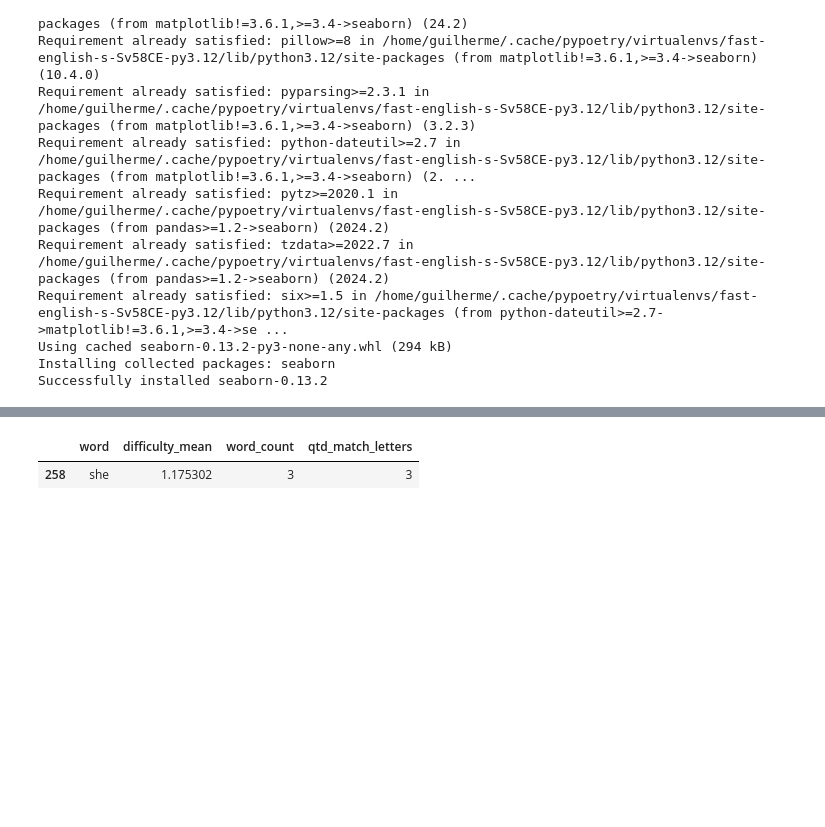
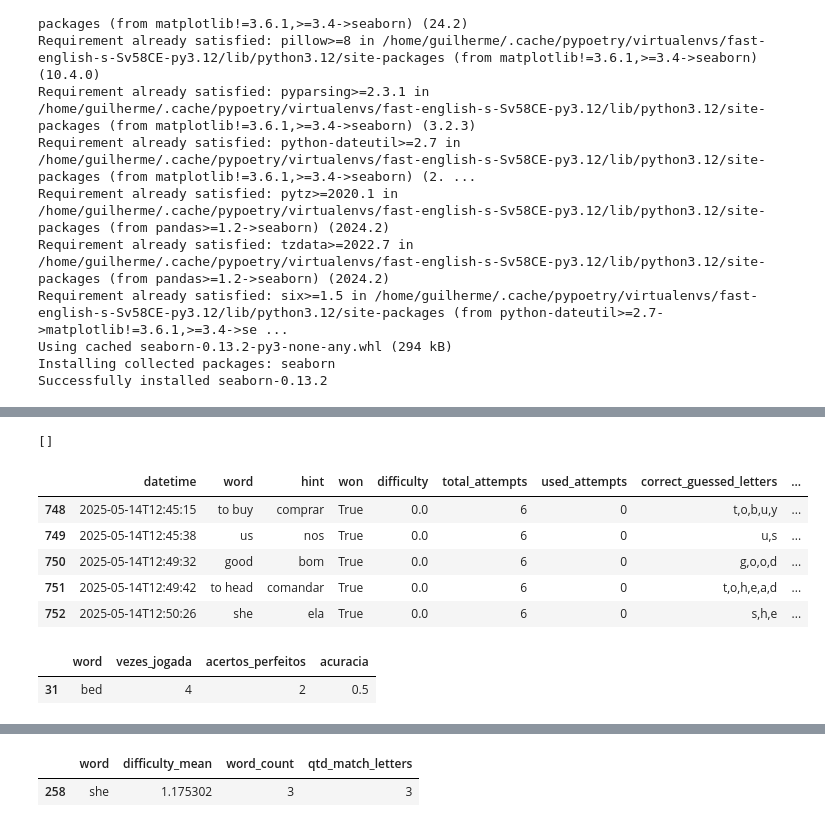
Before and after one commit to GuilhermeBranddao/fast-english, a Jupyter notebook: app/new_features/new_features/generate_statistc.ipynb, the cells around one changed output, grey strips where cells are left out. Saved outputs shown, nothing was run; the diff lists cells and outputs as text; code cells hidden in the pictures; blank space fills up the shorter version.

```diff
--- a/app/new_features/new_features/generate_statistc.ipynb
+++ b/app/new_features/new_features/generate_statistc.ipynb
@@ -77,0 +94,21 @@ Palavras vistas 320
+# %%
+word_stats = word_stats_analyzer.get_word_info("alls").to_dict("records")
+
+word_stats
+# %% [output]
+[]
+# %%
+df = pd.read_csv("database/infos/game_data_hangman.csv")
+df.tail()
+# %% [output]
+|  | datetime | word | hint | won | difficulty | total_attempts | used_attempts | correct_guessed_letters | ... |
+| 748 | 2025-05-14T12:45:15 | to buy | comprar | True | 0.0 | 6 | 0 | t,o,b,u,y | ... |
+| 749 | 2025-05-14T12:45:38 | us | nos | True | 0.0 | 6 | 0 | u,s | ... |
+| 750 | 2025-05-14T12:49:32 | good | bom | True | 0.0 | 6 | 0 | g,o,o,d | ... |
+| 751 | 2025-05-14T12:49:42 | to head | comandar | True | 0.0 | 6 | 0 | t,o,h,e,a,d | ... |
+| 752 | 2025-05-14T12:50:26 | she | ela | True | 0.0 | 6 | 0 | s,h,e | ... |
+# %%
+word_stats_analyzer.get_word_info("bed")
+# %% [output]
+|  | word | vezes_jogada | acertos_perfeitos | acuracia |
+| 31 | bed | 4 | 2 | 0.5 |
```
Also changed, not shown: parts of 8 cells of this notebook, 8 other files.
